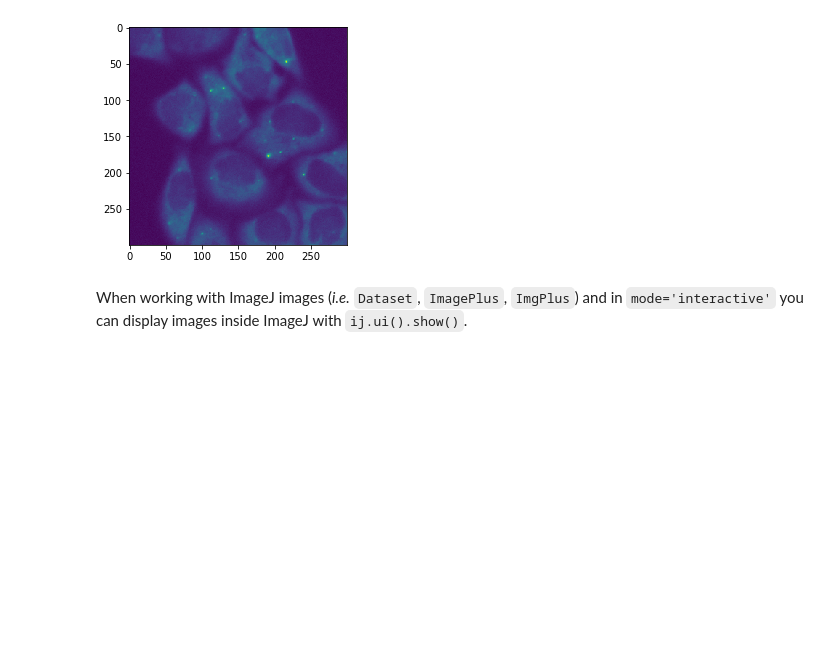
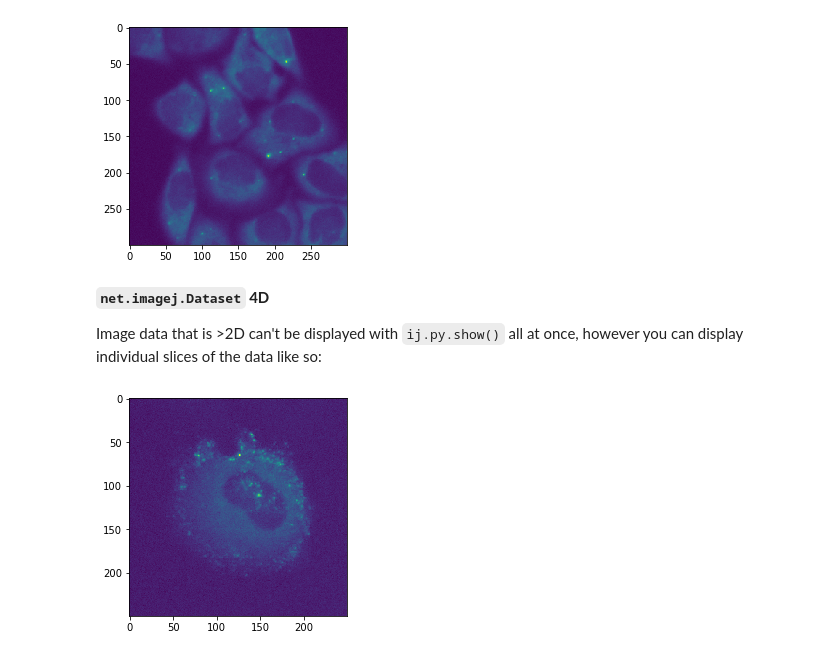
Before and after one commit to imagej/pyimagej, a Jupyter notebook: doc/2-Opening-and-Displaying-Images.ipynb, the cells around one changed output. Cells and saved outputs as stored; diff of their text form; code cells hidden in the pictures; blank space fills up the shorter version.

```diff
--- a/doc/2-Opening-and-Displaying-Images.ipynb
+++ b/doc/2-Opening-and-Displaying-Images.ipynb
@@ -37,4 +51,2 @@ ij.py.show(dataset)
 # %% [output]
 [figure]
-# %% [markdown]
-When working with ImageJ images (_i.e._ `Dataset`, `ImagePlus`, `ImgPlus`) and in `mode='interactive'` you can display images inside ImageJ with `ij.ui().show()`.
@@ -45,0 +53,9 @@ ij.ui().show(dataset)
+# %% [markdown]
+**`net.imagej.Dataset` 4D**
+
+Image data that is >2D can't be displayed with `ij.py.show()` all at once, however you can display individual slices of the data like so:
+# %%
+dataset_4d = ij.io().open('sample-data/test_timeseries.tif')
+ij.py.show(dataset_4d[:, :, 2, 10]) # channel 2, frame 10
+# %% [output]
+[figure, added]
```
Also changed, not shown: parts of 22 cells of this notebook.
